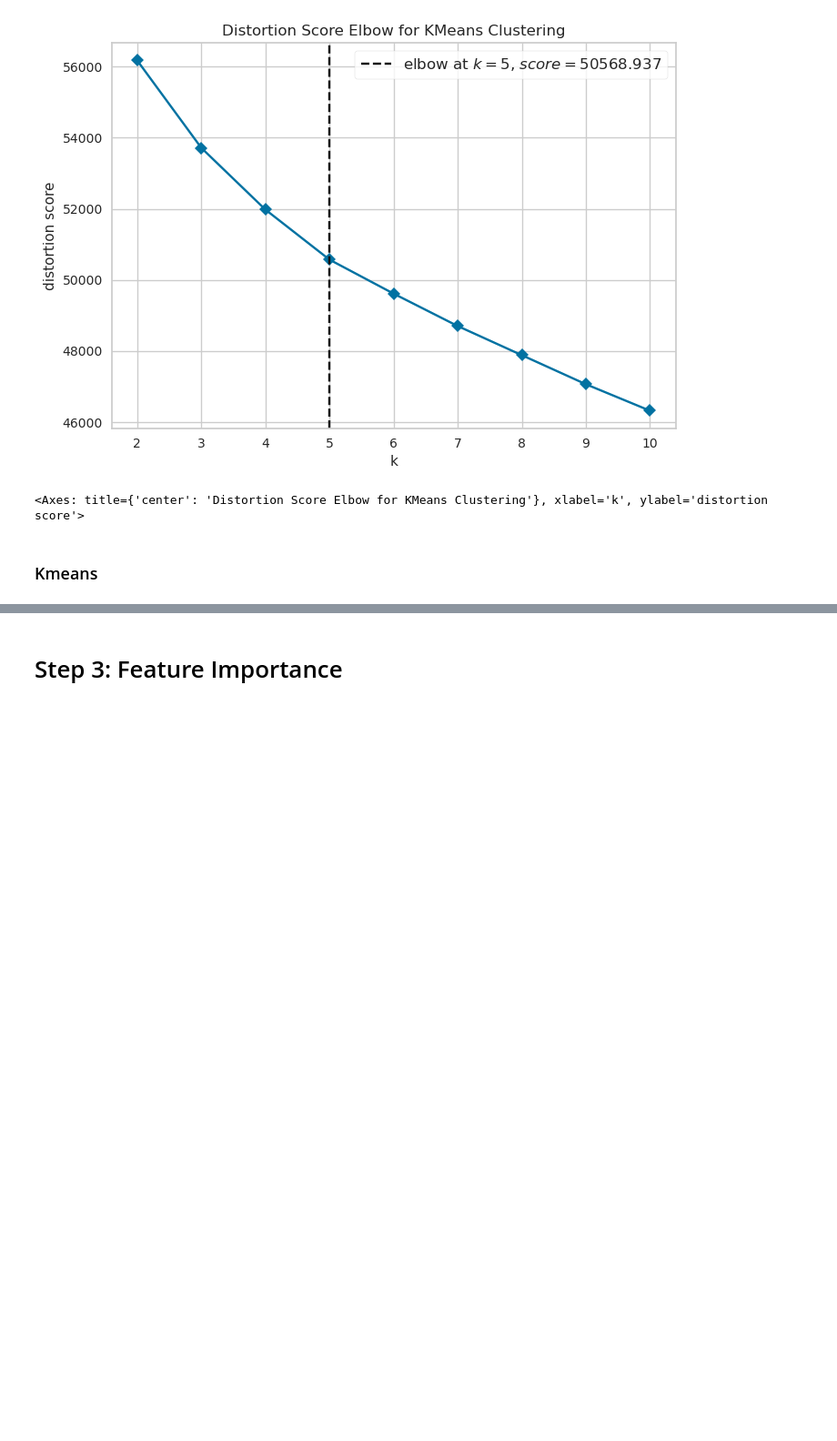
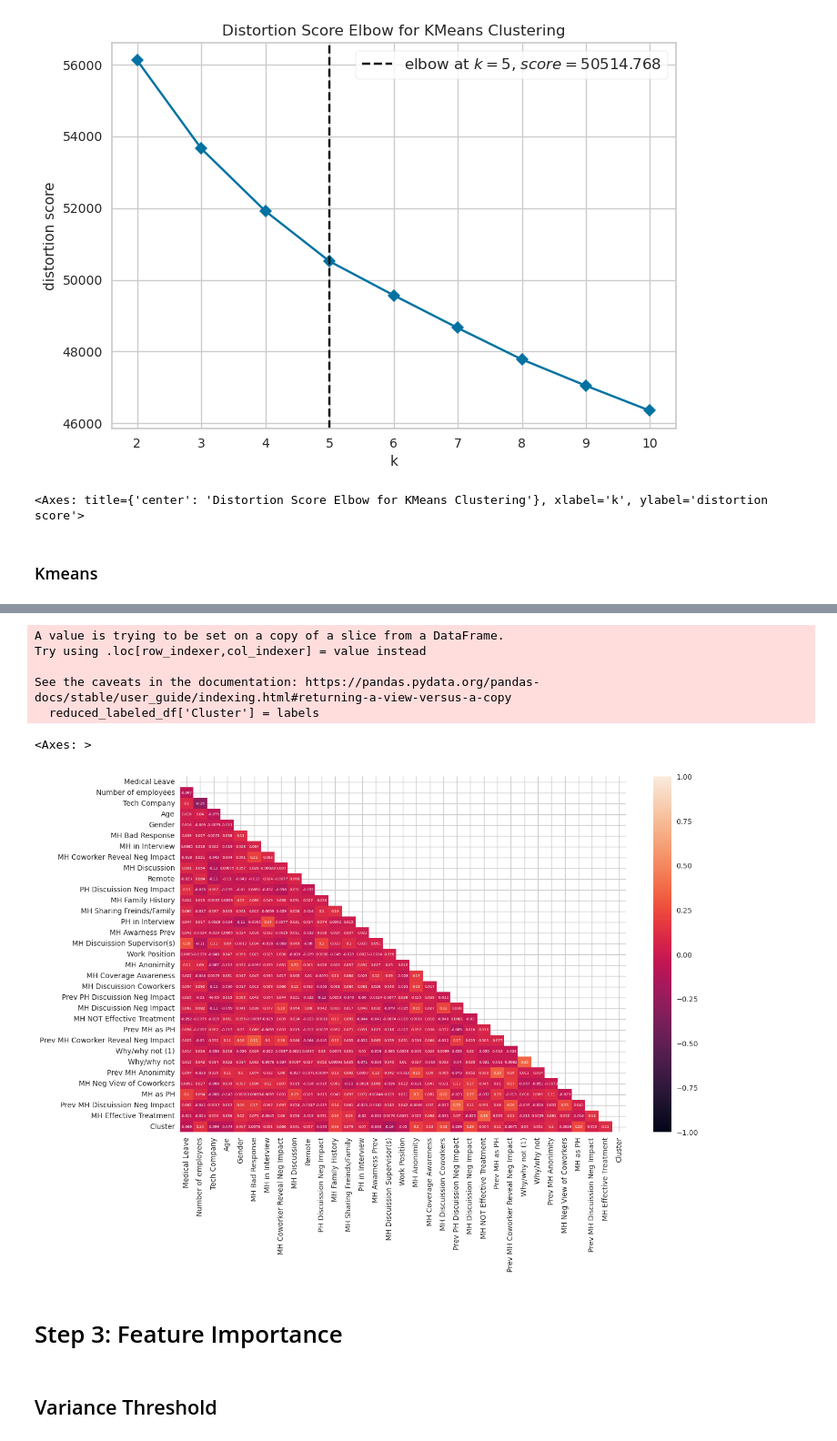
Before and after one commit to gulomovazukhrakhon/kaggle, a Jupyter notebook: mental-health-in-tech.ipynb, the cells around one changed output, grey strips where cells are left out. Shown at 91% size. Saved outputs shown, nothing was run; the diff lists cells and outputs as text; code cells hidden in the pictures; blank space fills up the shorter version.

```diff
--- a/mental-health-in-tech.ipynb
+++ b/mental-health-in-tech.ipynb
@@ -1104,7 +1092,7 @@ plt.show()
 ### Elbow
 # %%
 # create a k-Means model an Elbow-Visualizer
-model = KMeans(n_init=10, init="k-means++")
+model = KMeans(n_init=10, init="k-means++", max_iter=200)
 visualizer = KElbowVisualizer(model, timings=False)
 # fit the visualizer and show the plot
 visualizer.fit(principal_components)
@@ -1116,7 +1104,7 @@ visualizer.show()
 ### Kmeans
 # %%
 # clustering
-kmeans = KMeans(n_clusters=5, random_state=0, n_init='auto',init='k-means++')
+kmeans = KMeans(n_clusters=5, random_state=0, n_init='auto',init='k-means++', max_iter=200)
 clustering = kmeans.fit_transform(principal_components)
 
 
@@ -1159,0 +1149,9 @@ Silhouette Avg: 0.05714346514106466
+# %%
+top_components = pca.components_[:n_components]
+# Calculate the absolute values of loadings and sort features by importance
+feature_importance = np.abs(top_components).sum(axis=0)
+sorted_feature_indices = np.argsort(feature_importance)[::-1]
+# Select the top features
+selected_feature_indices = sorted_feature_indices[:n_components]
+selected_features = scaled_df.columns[selected_feature_indices]
+selected_features
@@ -1160,3 +1171,23 @@ Silhouette Avg: 0.05714346514106466
+# %%
+reduced_labeled_df = labeled_df[selected_features]
+reduced_labeled_df['Cluster'] = labels
+# %% [output]
+A value is trying to be set on a copy of a slice from a DataFrame.
+Try using .loc[row_indexer,col_indexer] = value instead
+
+See the caveats in the documentation: https://pandas.pydata.org/pandas-docs/stable/user_guide/indexing.html#returning-a-view-versus-a-copy
+  reduced_labeled_df['Cluster'] = labels
+# %%
+corr_2 = reduced_labeled_df.corr()
+plt.figure(figsize=(14, 9))
+mask = np.triu(np.ones_like(corr_2, dtype=bool))
+
+sns.heatmap(corr_2, vmin=-1, vmax=1, mask=mask, annot=True, annot_kws={'size': 5})
+# %% [output]
+<Axes: >
+[figure, added]
 # %% [markdown]
 # Step 3: Feature Importance
+# %% [markdown]
+## Variance Threshold
 # %%
```
Also changed, not shown: parts of 12 cells of this notebook.
